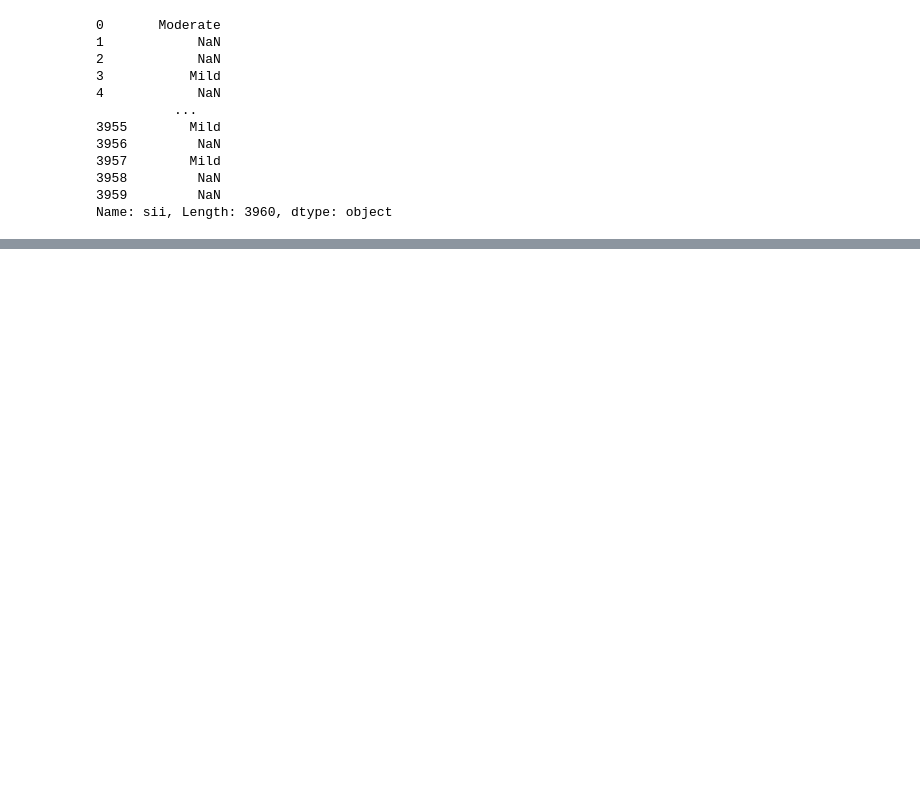
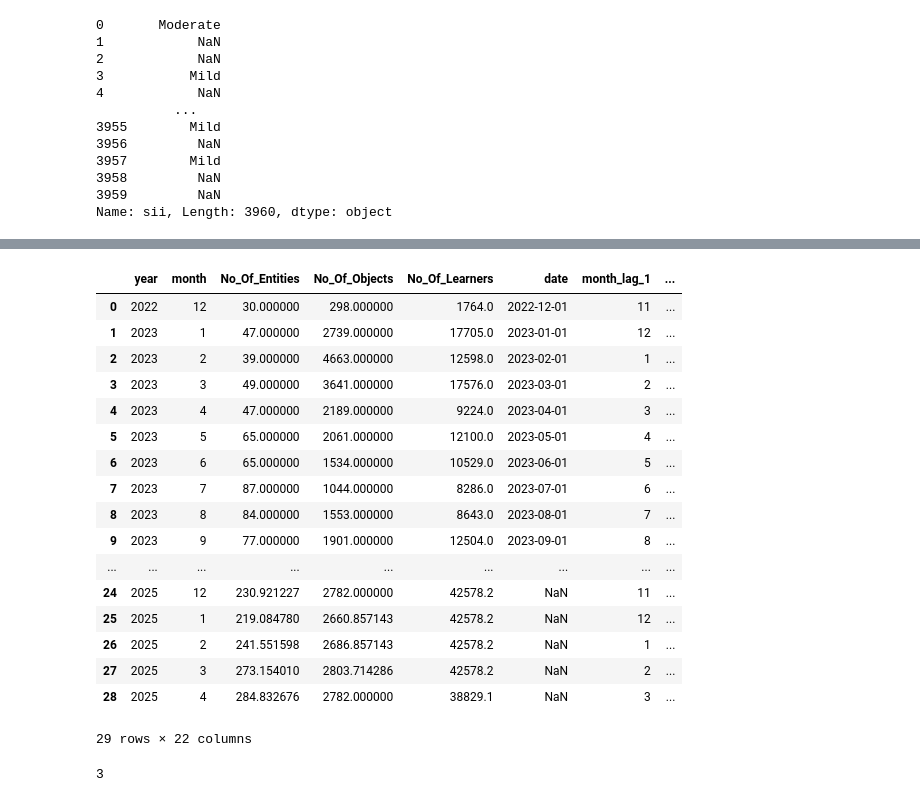
Before and after one commit to Elham-AI/Predict_plus, a Jupyter notebook: playground.ipynb, the cells around one changed output, grey strips where cells are left out. Cells and saved outputs as stored; diff of their text form; code cells hidden in the pictures; blank space fills up the shorter version.

```diff
--- a/playground.ipynb
+++ b/playground.ipynb
@@ -81,0 +133,41 @@ Name: sii, Length: 3960, dtype: object
+# %%
+import pandas as pd
+data = pd.read_csv('test_data/to_forecast.csv')
+# %%
+data = data.to_dict('records')
+# %%
+for i in range(6):
+    last_date_record = data[-1].copy()
+    print(last_date_record)
+    del last_date_record['year']
+    del last_date_record['No_Of_Entities']
+    del last_date_record['No_Of_Objects']
+    del last_date_record['No_Of_Learners']
+    last_date_record = {}
+    last_date_record['month'] = data[-1]['month']+1
+    if last_date_record['month'] > 12:
+        last_date_record['month'] = last_date_record['month'] - 12
+    last_date_record['month_lag_1'] = data[-1]['month']
+    last_date_record['month_lag_2'] = data[-1]['month_lag_1']
+    last_date_record['month_lag_3'] = data[-1]['month_lag_2']
+    last_date_record['month_lag_4'] = data[-1]['month_lag_3']
+    last_date_record['No_Of_Entities_lag_1'] = data[-1]['No_Of_Entities']
+    last_date_record['No_Of_Objects_lag_1'] = data[-1]['No_Of_Objects']
+    last_date_record['No_Of_Learners_lag_1'] = data[-1]['No_Of_Learners']
+    last_date_record['No_Of_Entities_lag_2'] = data[-1]['No_Of_Entities_lag_1']
+    last_date_record['No_Of_Objects_lag_2'] = data[-1]['No_Of_Objects_lag_1']
+    last_date_record['No_Of_Learners_lag_2'] = data[-1]['No_Of_Learners_lag_1']
+    last_date_record['No_Of_Entities_lag_3'] = data[-1]['No_Of_Entities_lag_2']
+    last_date_record['No_Of_Objects_lag_3'] = data[-1]['No_Of_Objects_lag_2']
+    last_date_record['No_Of_Learners_lag_3'] = data[-1]['No_Of_Learners_lag_2']
+    last_date_record['No_Of_Entities_lag_4'] = data[-1]['No_Of_Entities_lag_3']
+    last_date_record['No_Of_Objects_lag_4'] = data[-1]['No_Of_Objects_lag_3']
+    last_date_record['No_Of_Learners_lag_4'] = data[-1]['No_Of_Learners_lag_3']
+    en = get_no_entity(last_date_record)
+    obj = get_no_objects(last_date_record)
+    lrs =get_no_learners(last_date_record)
+    last_date_record['No_Of_Entities'] = en
+    last_date_record['No_Of_Objects'] = obj
+    last_date_record['No_Of_Learners'] = lrs
+    last_date_record['year'] = 2025
+    data.append(last_date_record)
@@ -81,0 +194,25 @@ Name: sii, Length: 3960, dtype: object
+# %%
+pd.DataFrame(data)
+# %% [output]
+|  | year | month | No_Of_Entities | No_Of_Objects | No_Of_Learners | date | month_lag_1 | ... |
+| 0 | 2022 | 12 | 30.000000 | 298.000000 | 1764.0 | 2022-12-01 | 11 | ... |
+| 1 | 2023 | 1 | 47.000000 | 2739.000000 | 17705.0 | 2023-01-01 | 12 | ... |
+| 2 | 2023 | 2 | 39.000000 | 4663.000000 | 12598.0 | 2023-02-01 | 1 | ... |
+| 3 | 2023 | 3 | 49.000000 | 3641.000000 | 17576.0 | 2023-03-01 | 2 | ... |
+| 4 | 2023 | 4 | 47.000000 | 2189.000000 | 9224.0 | 2023-04-01 | 3 | ... |
+| 5 | 2023 | 5 | 65.000000 | 2061.000000 | 12100.0 | 2023-05-01 | 4 | ... |
+| 6 | 2023 | 6 | 65.000000 | 1534.000000 | 10529.0 | 2023-06-01 | 5 | ... |
+| 7 | 2023 | 7 | 87.000000 | 1044.000000 | 8286.0 | 2023-07-01 | 6 | ... |
+| 8 | 2023 | 8 | 84.000000 | 1553.000000 | 8643.0 | 2023-08-01 | 7 | ... |
+| 9 | 2023 | 9 | 77.000000 | 1901.000000 | 12504.0 | 2023-09-01 | 8 | ... |
+| ... | ... | ... | ... | ... | ... | ... | ... | ... |
+| 24 | 2025 | 12 | 230.921227 | 2782.000000 | 42578.2 | NaN | 11 | ... |
+| 25 | 2025 | 1 | 219.084780 | 2660.857143 | 42578.2 | NaN | 12 | ... |
+| 26 | 2025 | 2 | 241.551598 | 2686.857143 | 42578.2 | NaN | 1 | ... |
+| 27 | 2025 | 3 | 273.154010 | 2803.714286 | 42578.2 | NaN | 2 | ... |
+| 28 | 2025 | 4 | 284.832676 | 2782.000000 | 38829.1 | NaN | 3 | ... |
+29 rows × 22 columns
+# %%
+"(hi)".index(")")
+# %% [output]
+3
```
Also changed, not shown: parts of 3 cells of this notebook, 9 other files.
